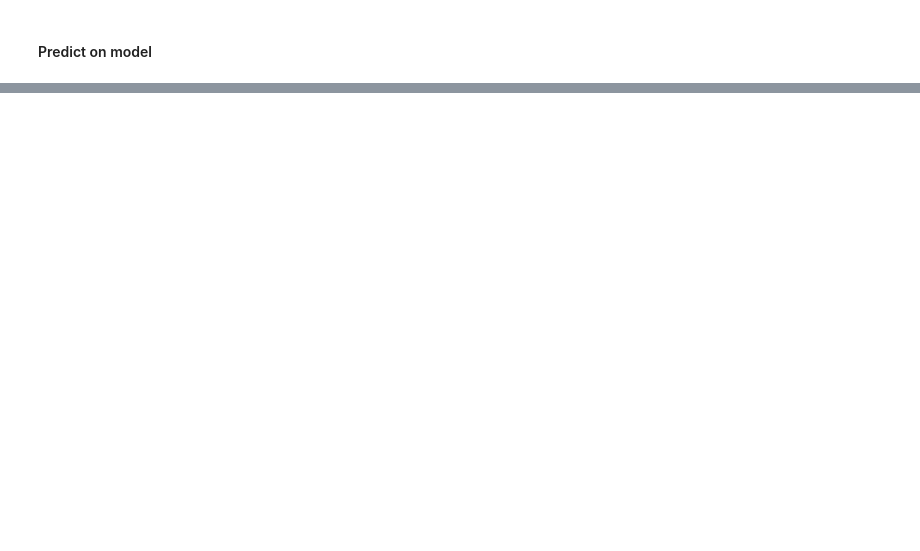
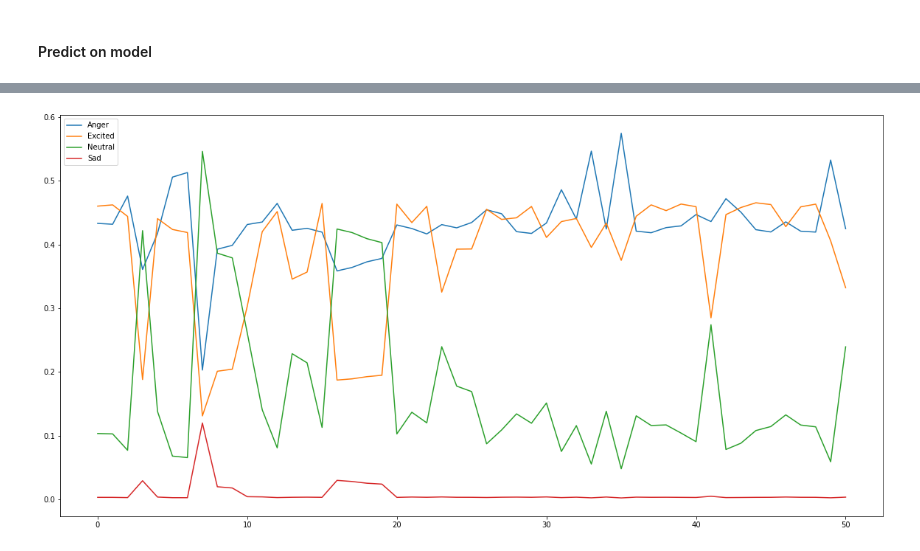
Before and after one commit to Samarth-Tripathi/IEMOCAP-Emotion-Detection, a Jupyter notebook: code/python_files/Experiments/Working_Audio_Model.ipynb, the cells around one changed output, grey strips where cells are left out. Saved outputs shown, nothing was run; the diff lists cells and outputs as text; code cells hidden in the pictures; blank space fills up the shorter version.

```diff
--- a/code/python_files/Experiments/Working_Audio_Model.ipynb
+++ b/code/python_files/Experiments/Working_Audio_Model.ipynb
@@ -372,8 +391,8 @@ An overlap can also be used between samples, for this test we use a 1 second ove
 # %%
 len_wav = nframes / framerate # length of wav in seconds
 
-timeq = 3   # length of sample slice in seconds
-overlap = 1 # overlap between samples
+timeq = 2   # length of sample slice in seconds
+overlap = 0 # overlap between samples
 
 left = samples_wav[0::nchannels]
 right = samples_wav[1::nchannels]
@@ -450,0 +466,16 @@ ValueError: Shape of passed values is (60, 4), indices imply (60, 1)
+# %%
+import matplotlib.pyplot as plt
+# formatting the predicted data
+cols = ['ang', 'exc', 'neu', 'sad']
+col_y = []
+df_pred_wav = pd.DataFrame(wav_test_results, columns=cols)
+
+plt.figure(figsize=(20,10))
+plt.plot(df_pred_wav['ang'], label="Anger")
+plt.plot(df_pred_wav['exc'], label="Excited")
+plt.plot(df_pred_wav['neu'], label="Neutral")
+plt.plot(df_pred_wav['sad'], label="Sad")
+plt.legend(loc="upper left")
+plt.show()
+# %% [output]
+[figure, added]
```
Also changed, not shown: parts of 13 cells of this notebook.
